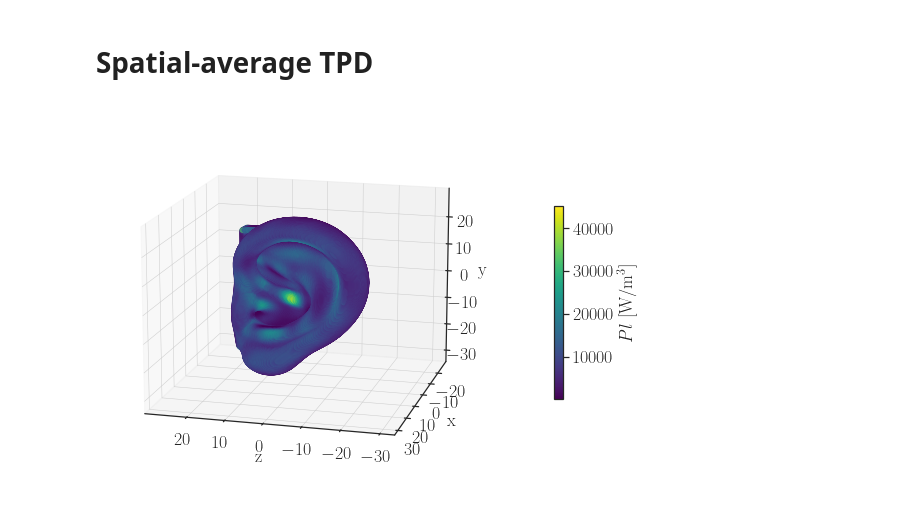
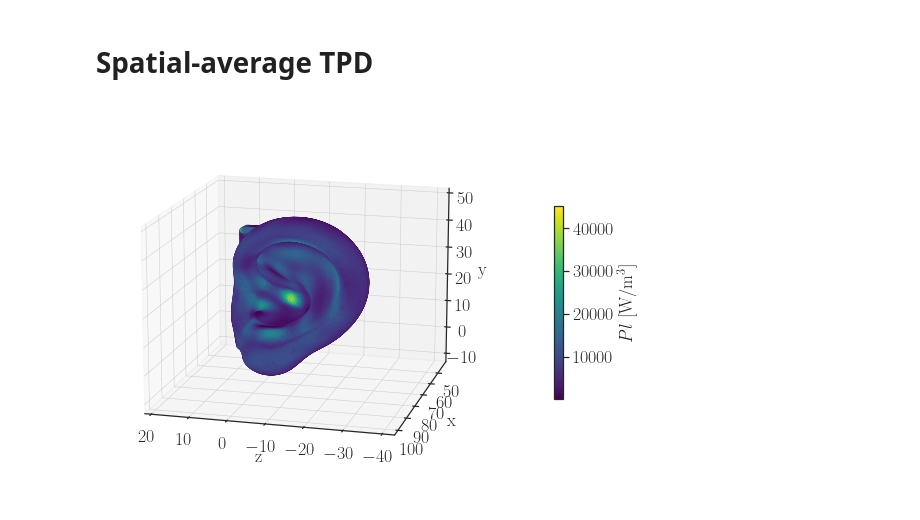
Before and after one commit to akapet00/EMF-exposure-analysis, a Jupyter notebook: playground/IEEE-J-ERM_paper/01_APD_Poynting.ipynb, the cells around one changed output. Saved outputs shown, nothing was run; the diff lists cells and outputs as text; code cells hidden in the pictures.

```diff
--- a/playground/IEEE-J-ERM_paper/01_APD_Poynting.ipynb
+++ b/playground/IEEE-J-ERM_paper/01_APD_Poynting.ipynb
@@ -22,8 +22,8 @@ Jupyter environment detected. Enabling Open3D WebVisualizer.
 [Open3D INFO] WebRTC GUI backend enabled.
 [Open3D INFO] WebRTCWindowSystem: HTTP handshake server disabled.
 # %%
-mode = 'te'
-frequency = 26
+polarization = 'te'
+f = 26
 # %% [markdown]
 # Spatial-average APD
 # %%
@@ -113,3 +99,12 @@ df.reset_index(drop=True, inplace=True)
+# %%
+# this should be optimized for large files, upload only the averaging volume
+
+fname = os.path.join('data',
+                     f'loss_3D_ear_{f}GHz_{polarization.upper()}_front.txt')
+df = (pd.read_csv(fname, names=['x [mm]', 'y [mm]', 'z [mm]', 'Pl [W/m^3]'],
+                  header=None, delim_whitespace=True, skiprows=[0, 1])
+      [lambda x: x['Pl [W/m^3]'] != 0.0])
+df.reset_index(drop=True, inplace=True)
 # %%
 xyz = export_pcd(df)
 Pl = df['Pl [W/m^3]'].to_numpy()
@@ -129,12 +118,12 @@ cframe = o3d.geometry.TriangleMesh.create_coordinate_frame(
 # %%
 set_colorblind()
 fig_config(latex=True, scaler=2, text_size=18)
 label = '$Pl$ [W/m$^3$]'
-fig, ax = scatter_3d({'z': xyz_t[:, 2],
-                      'x': xyz_t[:, 0],
-                      'y': xyz_t[:, 1],
+fig, ax = scatter_3d({'z': xyz[:, 2],
+                      'x': xyz[:, 0],
+                      'y': xyz[:, 1],
                       label: Pl},
                       elev=[15], azim=[105])
 # %% [output]
-[figure, old version]
+[figure, new version]
 # %%
```
Also changed, not shown: parts of 14 cells of this notebook.
